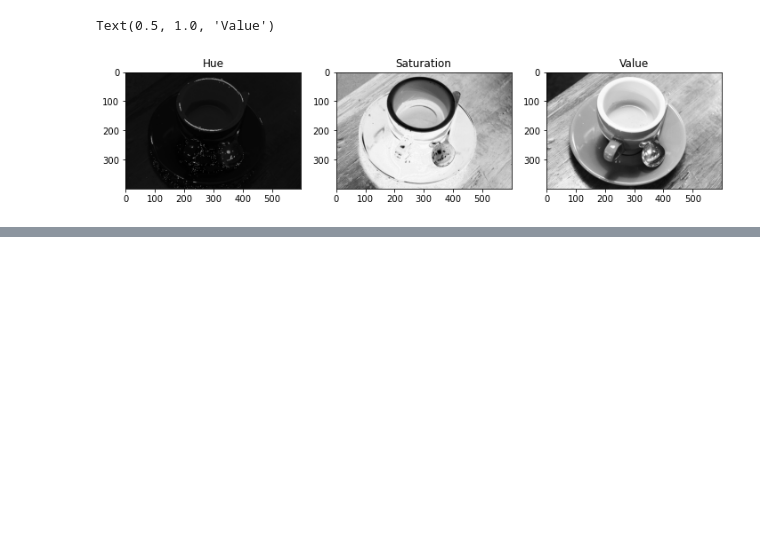
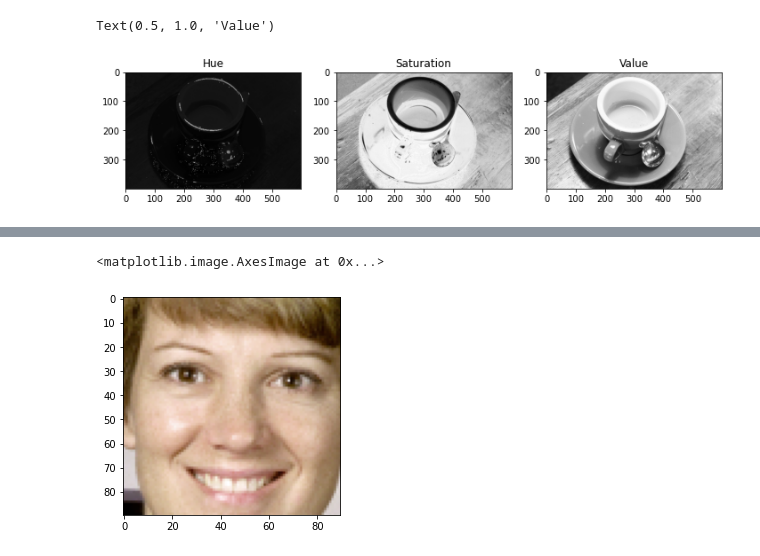
Before and after one commit to lauren-west/MyColorPaletteCV, a Jupyter notebook: color_palette_notebook.ipynb, the cells around one changed output, grey strips where cells are left out. Saved outputs shown, nothing was run; the diff lists cells and outputs as text; code cells hidden in the pictures; blank space fills up the shorter version.

```diff
--- a/color_palette_notebook.ipynb
+++ b/color_palette_notebook.ipynb
@@ -71,0 +78,14 @@ detect_faces(trained_file, img)
+# %%
+# Crop everything out but the face.
+def crop(face_rectangle, img: np.ndarray):
+    x0 = face_rectangle["x"]
+    y0 = face_rectangle["y"]
+    width = face_rectangle["width"]
+    height = face_rectangle["height"]
+    return img[y0:y0+height , x0:x0+width, :]
+# %%
+new_img = crop(face_rectangles[0], img)
+plt.imshow(new_img)
+# %% [output]
+<matplotlib.image.AxesImage at 0x...>
+[figure, added]
```
Also changed, not shown: parts of 5 cells of this notebook, 3 other files.
